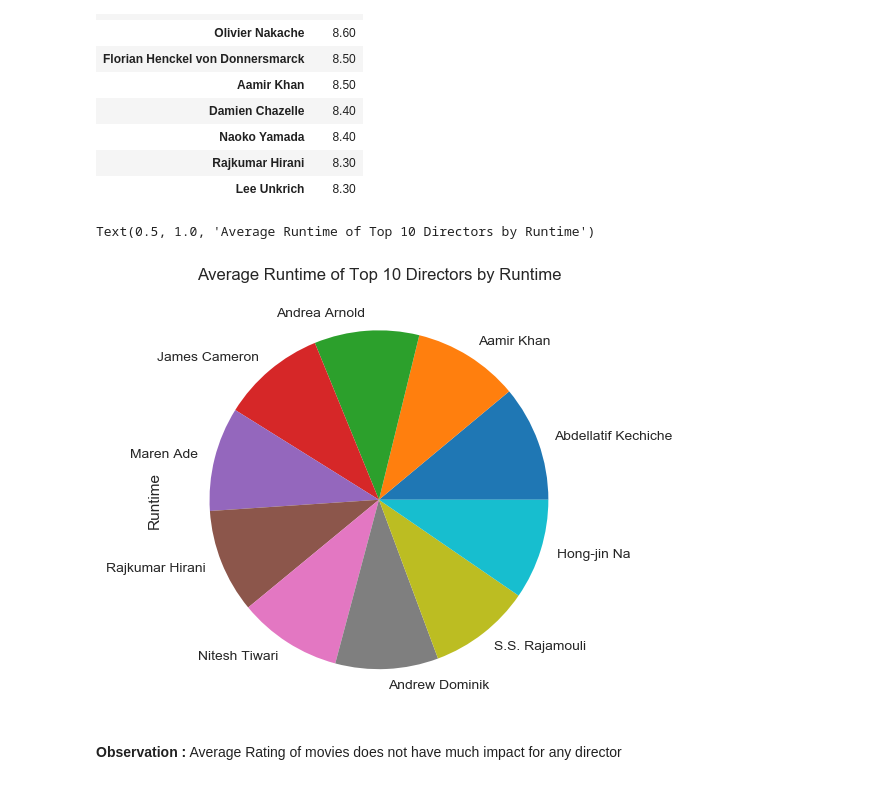
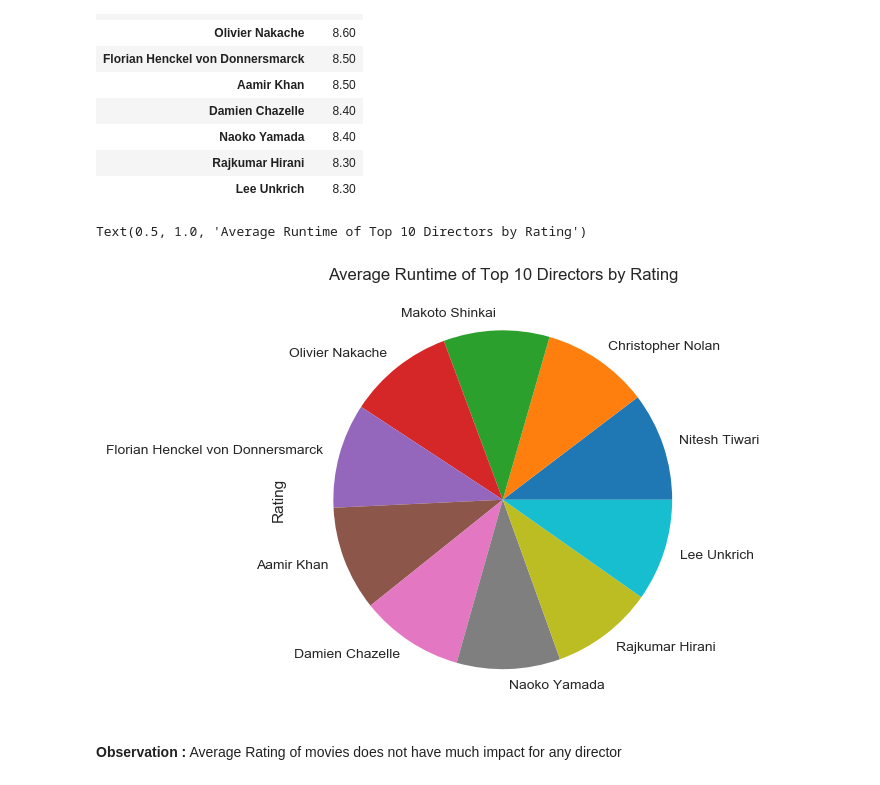
Before and after one commit to vaibhavjavadekar/practice-datasets, a Jupyter notebook: 1000moviesdataset/1000moviesdataset.ipynb, the cells around one changed output. Saved outputs shown, nothing was run; the diff lists cells and outputs as text; code cells hidden in the pictures.

```diff
--- a/1000moviesdataset/1000moviesdataset.ipynb
+++ b/1000moviesdataset/1000moviesdataset.ipynb
@@ -536,11 +552,11 @@ director_rating_df
 | Rajkumar Hirani | 8.30 |
 | Lee Unkrich | 8.30 |
 # %%
-ax = director_revenue_df['Runtime'].plot.pie()
-ax.set_title('Average Runtime of Top 10 Directors by Runtime')
+ax = director_rating_df['Rating'].plot.pie()
+ax.set_title('Average Runtime of Top 10 Directors by Rating')
 # %% [output]
-Text(0.5, 1.0, 'Average Runtime of Top 10 Directors by Runtime')
+Text(0.5, 1.0, 'Average Runtime of Top 10 Directors by Rating')
-[figure, old version]
+[figure, new version]
 # %% [markdown]
 **Observation :** Average Rating of movies does not have much impact for any director
 # %% [markdown]
```
Also changed, not shown: parts of 10 cells of this notebook, 5 other files.
